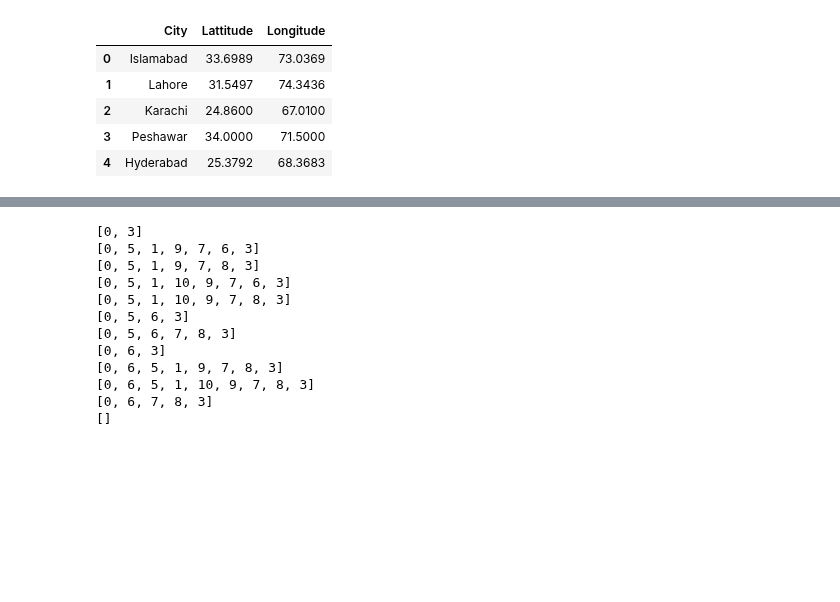
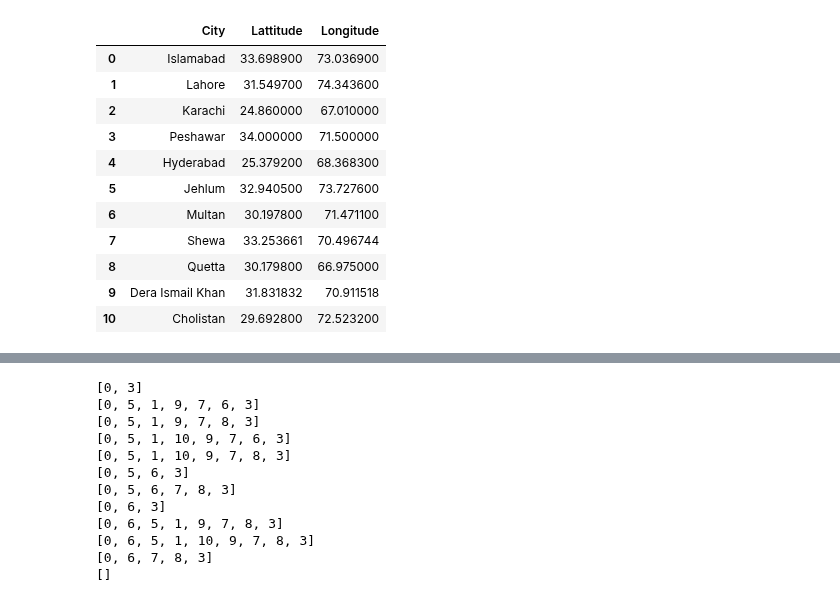
Before and after one commit to Muneebdw/IntelligentTransportationSystem, a Jupyter notebook: main.ipynb, the cells around one changed output, grey strips where cells are left out. Drawn from its saved outputs; the diff is of its cells as text; code cells hidden in the pictures; blank space fills up the shorter version.

```diff
--- a/main.ipynb
+++ b/main.ipynb
@@ -239,14 +301,22 @@ def mutation (chromosome):
     mutated_chromosome = chromosome
     mutated_chromosome[1] = random.randint(0,10)
     return mutated_chromosome
-# %%
-df = pd.read_csv('data.csv')
-df.head()
-# %% [output]
-|  | City | Lattitude | Longitude |
-| 0 | Islamabad | 33.6989 | 73.0369 |
-| 1 | Lahore | 31.5497 | 74.3436 |
-| 2 | Karachi | 24.8600 | 67.0100 |
-| 3 | Peshawar | 34.0000 | 71.5000 |
-| 4 | Hyderabad | 25.3792 | 68.3683 |
+# %%
+# READING THE DATA.CSV FILE IN WHICH ALL THE CITIES AND THERE ACTUAL
+# LATTITUDES AND LONIGTUDES ARE PRESENT
+df = pd.read_csv('data.csv')
+df
+# %% [output]
+|  | City | Lattitude | Longitude |
+| 0 | Islamabad | 33.698900 | 73.036900 |
+| 1 | Lahore | 31.549700 | 74.343600 |
+| 2 | Karachi | 24.860000 | 67.010000 |
+| 3 | Peshawar | 34.000000 | 71.500000 |
+| 4 | Hyderabad | 25.379200 | 68.368300 |
+| 5 | Jehlum | 32.940500 | 73.727600 |
+| 6 | Multan | 30.197800 | 71.471100 |
+| 7 | Shewa | 33.253661 | 70.496744 |
+| 8 | Quetta | 30.179800 | 66.975000 |
+| 9 | Dera Ismail Khan | 31.831832 | 70.911518 |
+| 10 | Cholistan | 29.692800 | 72.523200 |
 # %%
```
Also changed, not shown: parts of 18 cells of this notebook.
